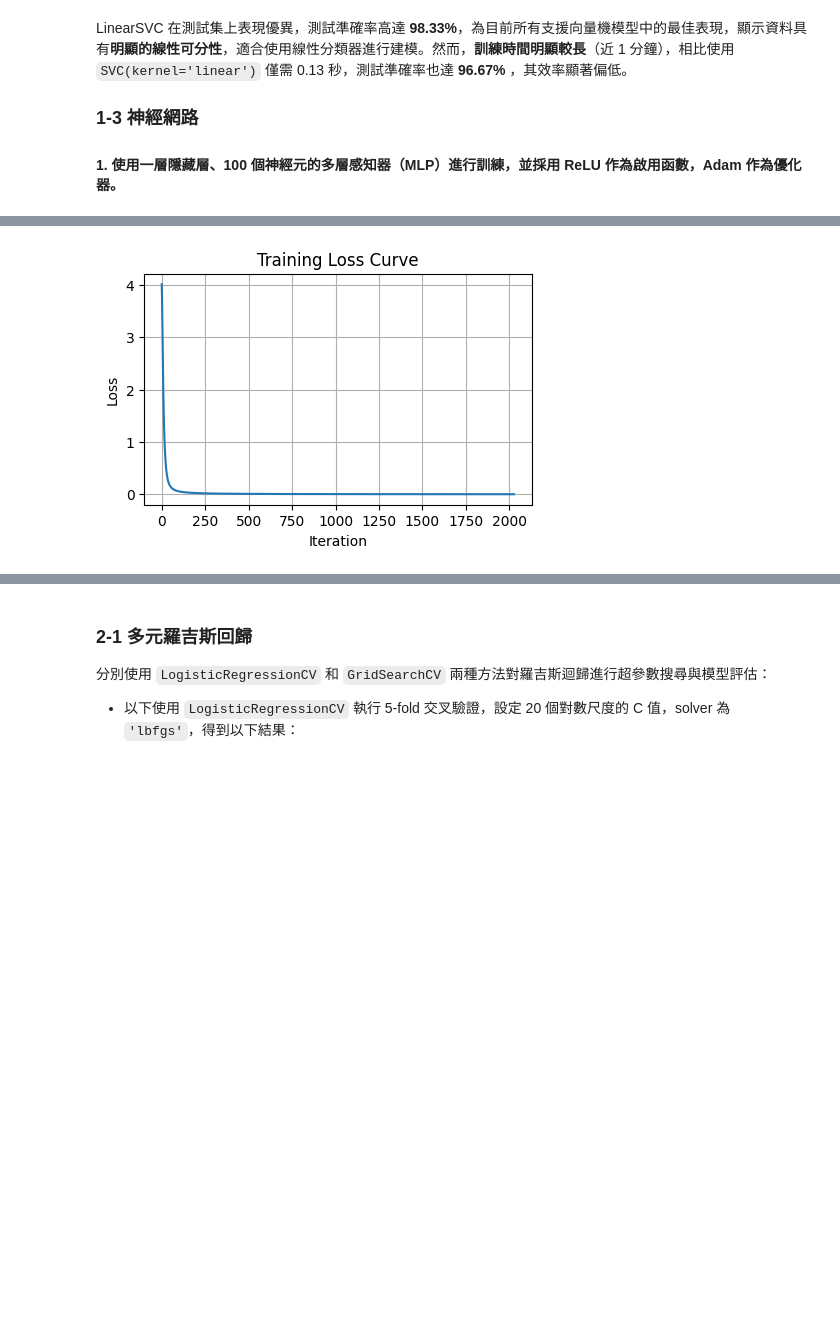
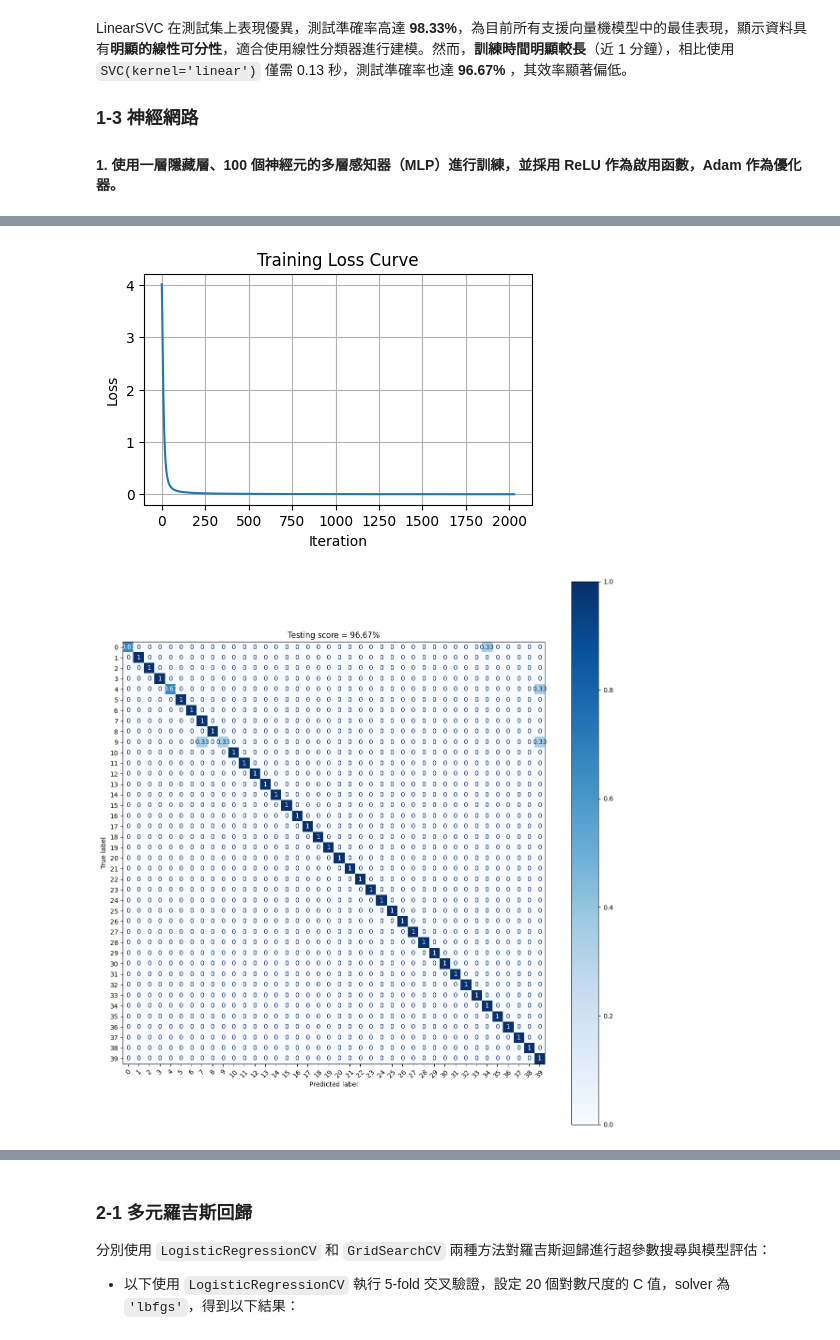
Before and after one commit to TZU-CHI1115/ML711333104, a Jupyter notebook: HW3_1.ipynb, the cells around one changed output, grey strips where cells are left out. Cells and saved outputs as stored; diff of their text form; code cells hidden in the pictures; blank space fills up the shorter version.

```diff
--- a/HW3_1.ipynb
+++ b/HW3_1.ipynb
@@ -249,6 +254,7 @@ result = run_mlp_classifier(
 )
 
 plot_mlp_loss_curve(result['model'])
+plot_mlp_confusion_matrix(result['model'], X_test_scaled, y_test)
 # %% [output]
 MLP Classifier Report
 Test Accuracy: 96.67%
@@ -256,4 +262,5 @@ Elapsed Time: 60.23 seconds
 [figure]
+[figure, added]
 # %% [markdown]
 **測試準確率（Test Accuracy）**：96.67%，模型分類效果良好。
 
```
Also changed, not shown: parts of 15 cells of this notebook, 2 other files.
